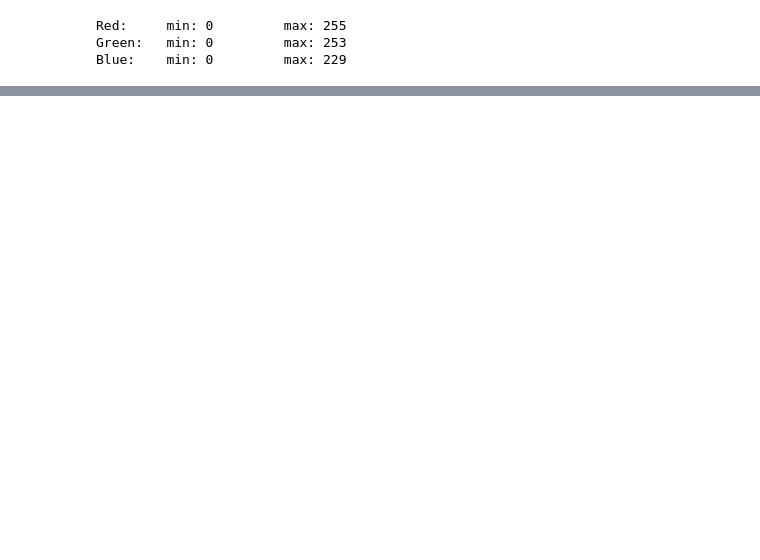
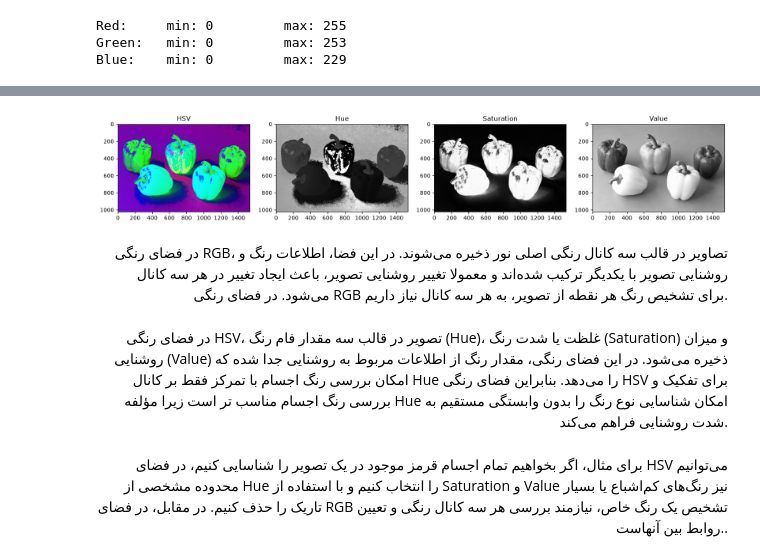
Before and after one commit to kshvri/CV-HW1, a Jupyter notebook: Part1.ipynb, the cells around one changed output, grey strips where cells are left out. Saved outputs shown, nothing was run; the diff lists cells and outputs as text; code cells hidden in the pictures; blank space fills up the shorter version.

```diff
--- a/Part1.ipynb
+++ b/Part1.ipynb
@@ -57,0 +95,22 @@ Blue:    min: 0         max: 229
+# %%
+HSV_img = cv2.cvtColor(img, cv2.COLOR_BGR2HSV)
+
+plt.figure(figsize=[20,8])
+plt.subplot(245); plt.imshow(HSV_img); plt.title("HSV");
+plt.subplot(246); plt.imshow(HSV_img[:,:,0], cmap='gray'); plt.title("Hue");
+plt.subplot(247); plt.imshow(HSV_img[:,:,1], cmap='gray'); plt.title("Saturation");
+plt.subplot(248); plt.imshow(HSV_img[:,:,2], cmap='gray'); plt.title("Value");
+# %% [output]
+[figure, added]
+# %% [markdown]
+<div style="direction:rtl;text-align:right">
+در فضای رنگی RGB، تصاویر در قالب سه کانال رنگی اصلی نور ذخیره می‌شوند. در این فضا، اطلاعات رنگ و روشنایی تصویر با یکدیگر ترکیب شده‌اند و معمولا تغییر روشنایی تصویر، باعث ایجاد تغییر در هر سه کانال می‌شود. در فضای رنگی RGB برای تشخیص رنگ هر نقطه از تصویر، به هر سه کانال نیاز داریم.
+</div>
+# %% [markdown]
+<div style="direction:rtl;text-align:right">
+در فضای رنگی HSV، تصویر در قالب سه مقدار فام رنگ (Hue)، غلظت یا شدت رنگ (Saturation) و میزان روشنایی (Value) ذخیره می‌شود. در این فضای رنگی، مقدار رنگ از اطلاعات مربوط به روشنایی جدا شده که امکان بررسی رنگ اجسام با تمرکز فقط بر کانال Hue را می‌دهد. بنابراین فضای رنگی HSV برای تفکیک و بررسی رنگ اجسام مناسب تر است زیرا مؤلفه Hue امکان شناسایی نوع رنگ را بدون وابستگی مستقیم به شدت روشنایی فراهم می‌کند.
+</div>
+# %% [markdown]
+<div style="direction:rtl;text-align:right">
+برای مثال، اگر بخواهیم تمام اجسام قرمز موجود در یک تصویر را شناسایی کنیم، در فضای HSV می‌توانیم محدوده مشخصی از Hue را انتخاب کنیم و با استفاده از Saturation و Value نیز رنگ‌های کم‌اشباع یا بسیار تاریک را حذف کنیم.
+در مقابل، در فضای RGB تشخیص یک رنگ خاص، نیازمند بررسی هر سه کانال رنگی و تعیین روابط بین آنهاست..</div>
```
Also changed, not shown: parts of 13 cells of this notebook.
